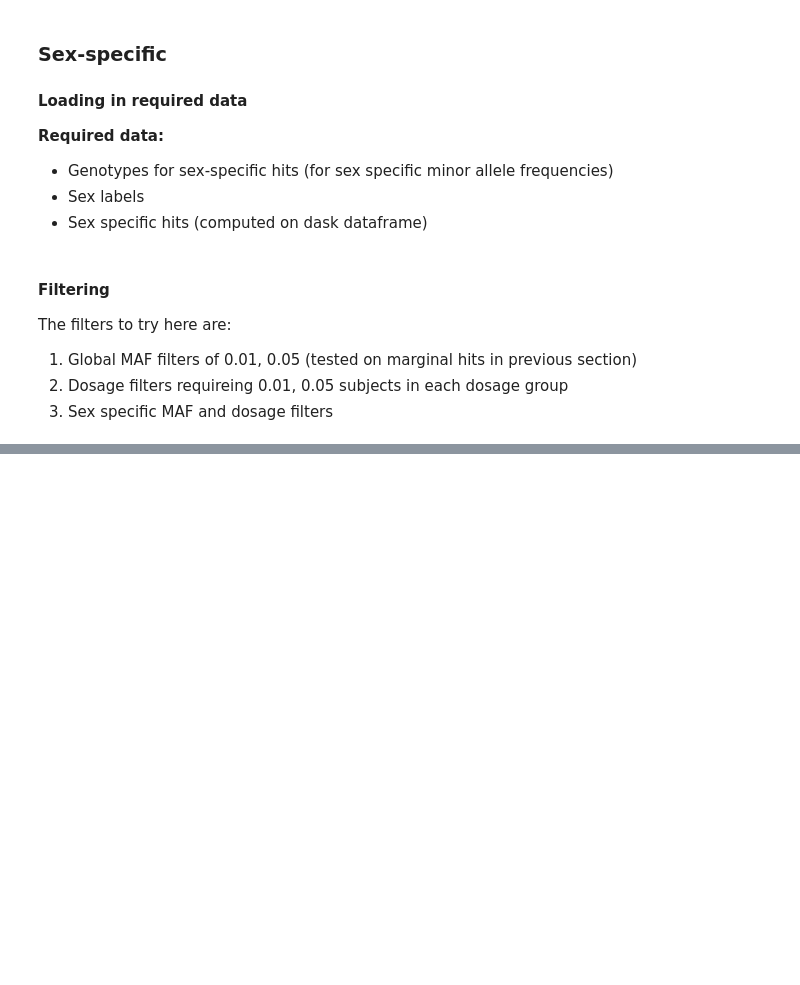
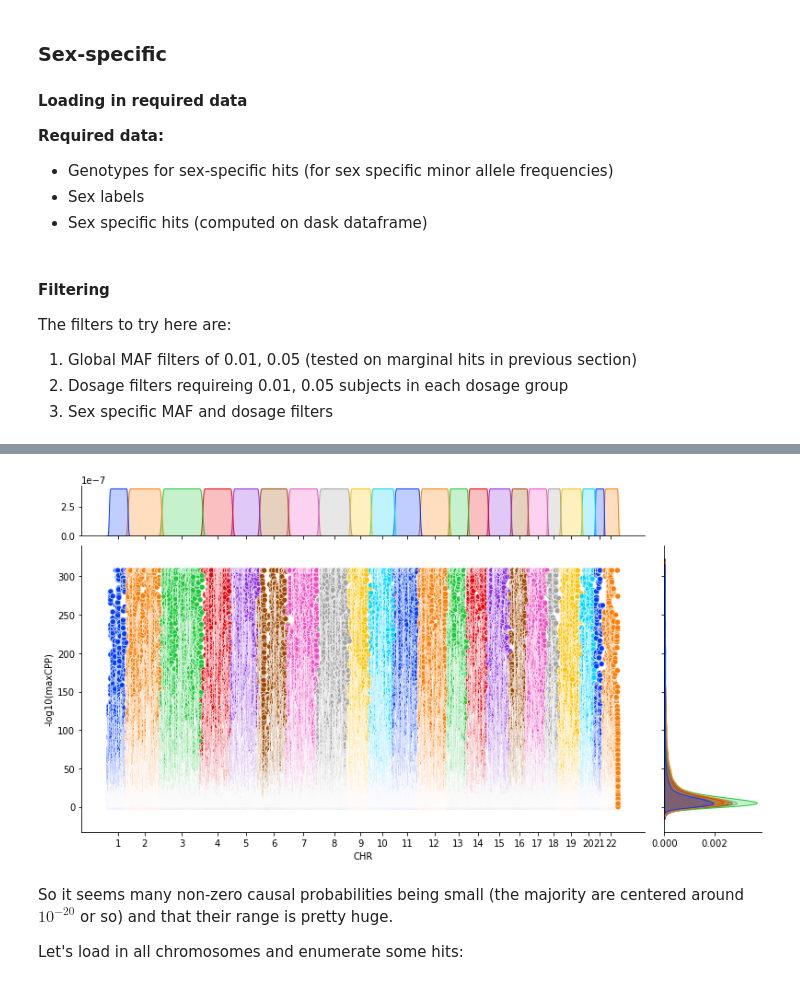
Before and after one commit to wilcas/sex_specific_mQTL, a Jupyter notebook: delahaye_mQTL_analyses/mQTL_exploration_filtering.ipynb, the cells around one changed output, grey strips where cells are left out. Cells and saved outputs as stored; diff of their text form; code cells hidden in the pictures; blank space fills up the shorter version.

```diff
--- a/delahaye_mQTL_analyses/mQTL_exploration_filtering.ipynb
+++ b/delahaye_mQTL_analyses/mQTL_exploration_filtering.ipynb
@@ -258,0 +266,4 @@ result
+# %%
+marginal_caviar = dd.read_csv("../../1000G_phase3_ldsc/single_delahaye_annotations/marginal_maxCPP.*.annot.gz", sep="\s+").compute()
+marginal_caviar.head()
+marginal_caviar[marginal_caviar['maxCPP'] != 0.0].head()
@@ -258,0 +281,25 @@ result
+# %%
+import seaborn as sns
+to_plot = marginal_caviar[marginal_caviar['maxCPP'] != 0.0]
+to_plot = to_plot.sort_values(['CHR','BP']).reset_index()
+to_plot['neg_log_maxCPP'] = -1 * np.log10(to_plot['maxCPP'])
+to_plot['i'] = to_plot.index
+plot = sns.jointplot(
+    data = to_plot,
+    x = 'i',
+    y='neg_log_maxCPP',
+    hue="CHR",
+    palette = "bright",
+    marginal_ticks = True,
+    legend = None)
+chrom_df=to_plot.groupby('CHR')['i'].median()
+plot.ax_joint.set_xlabel('CHR')
+plot.ax_joint.set_ylabel("-log10(maxCPP)")
+plot.ax_joint.set(xticks = chrom_df, xticklabels=chrom_df.index)
+plot.fig.set_figwidth(12)
+# %% [output]
+[figure, added]
+# %% [markdown]
+So it seems many non-zero causal probabilities being small (the majority are centered around $10^{-20}$ or so) and that their range is pretty huge.
+
+Let's load in all chromosomes and enumerate some hits:
```
Also changed, not shown: parts of 21 cells of this notebook, 2 other files.
